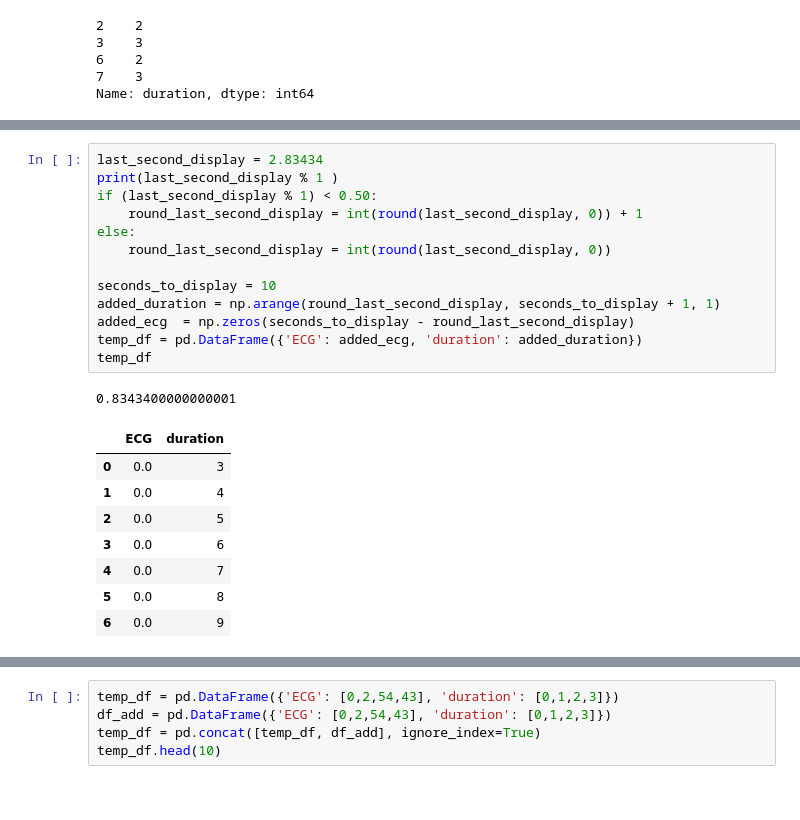
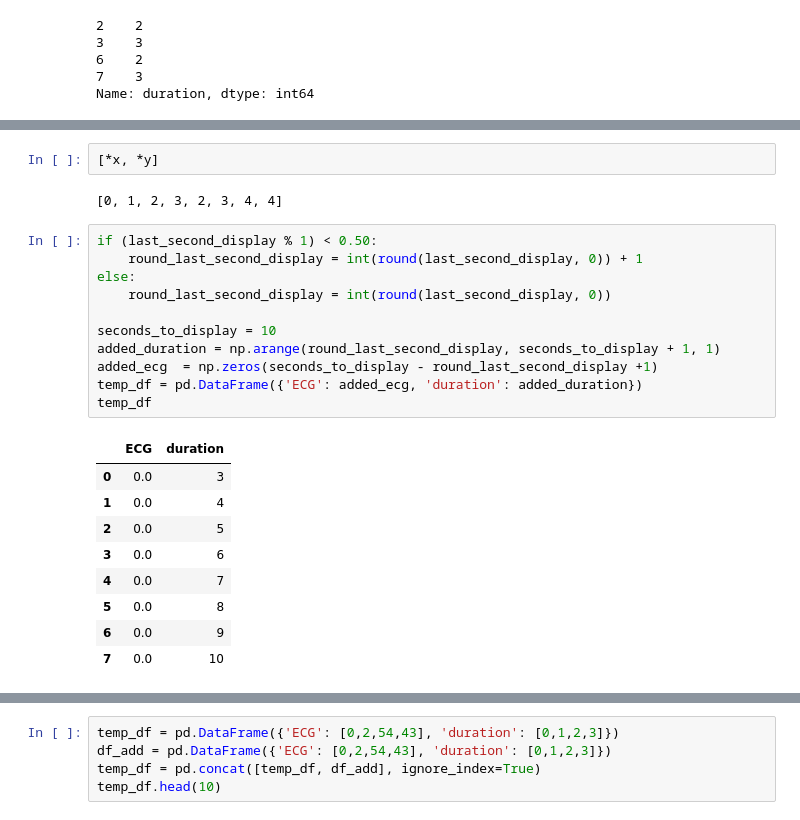
Before and after one commit to Aura-healthcare/Geneva_Health_Forum-HeartyPatch, a Jupyter notebook: data/visualisation.ipynb, the cells around one changed output, grey strips where cells are left out. Cells and saved outputs as stored; diff of their text form.

```diff
--- a/data/visualisation.ipynb
+++ b/data/visualisation.ipynb
@@ -133,23 +155,25 @@ Name: duration, dtype: int64
+# %%
+[*x, *y]
+# %% [output]
+[0, 1, 2, 3, 2, 3, 4, 4]
 # %%
-last_second_display = 2.83434
-print(last_second_display % 1 )
 if (last_second_display % 1) < 0.50:
     round_last_second_display = int(round(last_second_display, 0)) + 1
 else:
     round_last_second_display = int(round(last_second_display, 0))
 
 seconds_to_display = 10
 added_duration = np.arange(round_last_second_display, seconds_to_display + 1, 1)
-added_ecg  = np.zeros(seconds_to_display - round_last_second_display)
+added_ecg  = np.zeros(seconds_to_display - round_last_second_display +1)
 temp_df = pd.DataFrame({'ECG': added_ecg, 'duration': added_duration})
 temp_df
 # %% [output]
-0.8343400000000001
 |  | ECG | duration |
 | 0 | 0.0 | 3 |
 | 1 | 0.0 | 4 |
 | 2 | 0.0 | 5 |
 | 3 | 0.0 | 6 |
 | 4 | 0.0 | 7 |
 | 5 | 0.0 | 8 |
 | 6 | 0.0 | 9 |
+| 7 | 0.0 | 10 |
```
Also changed, not shown: parts of 14 cells of this notebook, 6 other files.
